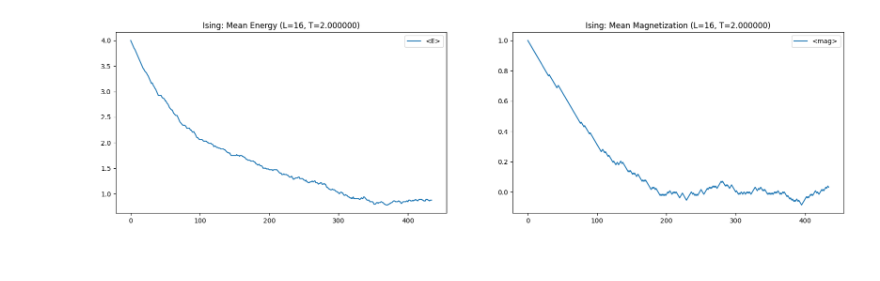
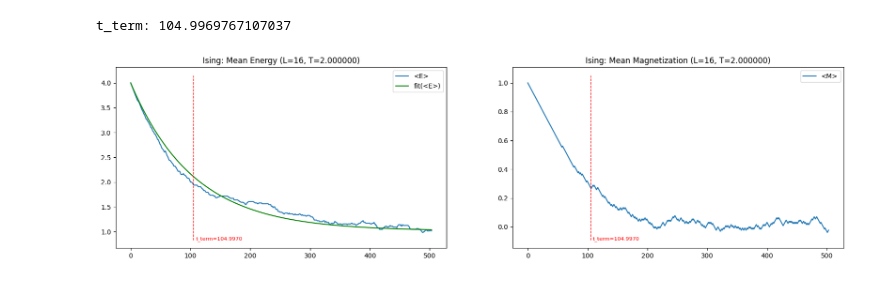
Before and after one commit to jsimao71/ising, a Jupyter notebook: nb/ising.ipynb, the cells around one changed output. Drawn from its saved outputs; the diff is of its cells as text; code cells hidden in the pictures.

Commit message:
change: plot energy fit and t_term

```diff
--- a/nb/ising.ipynb
+++ b/nb/ising.ipynb
@@ -123,6 +123,18 @@ class IsingModel:
     def magnetization(self):
         # usa para aceder ao array com as magnetiza¸c~oes
         return np.array(self.magnetizations)
+
+    def t_term_fit(self, N, t_term):
+        e0, ef = self.energies[0], self.energies[-1]
+        return ef + (e0 - ef )*np.exp(-N/t_term)
+
+    def fit_t_termalization(self):
+        def t_term_fit(N, t_term):
+            return self.t_term_fit(N, t_term)
+        energy = self.energy
+        xx = np.linspace(0,energy.shape[0], energy.shape[0])
+        popt, pcov = curve_fit(t_term_fit, xx, energy)
+        return popt[0]
 # %%
 def ising_plot_energy(ising, ax=None):
     fig = None
@@ -143,35 +155,58 @@ def ising_plot_mag(ising, ax=None):
         fig, axs = plt.subplots(nrows,ncols, figsize=(20,5*nrows))
         ax = axs
     ax.set_title(f'Ising: Mean Magnetization (L={ising.L}, T={ising.T:f})')
-    ax.plot(ising.magnetization, label='<mag>')
+    ax.plot(ising.magnetization, label='<M>')
     ax.legend()
     if fig is not None:
         plt.show()
+
+def ising_plot_energy_fit(ising, ax):
+    yfit = []
+    energy = ising.energy
+    xx = np.linspace(0,energy.shape[0], energy.shape[0])
+    t_term = ising.fit_t_termalization()
+    yfit = ising.t_term_fit(xx, t_term)
+    ax.plot(yfit, color='g', label='fit(<E>)')
+    ax.legend()
+
+def ising_plot_t_term(ising, ax):
+    t_term = ising.fit_t_termalization()
+    ymin, ymax = ax.get_ylim()
+    ax.vlines(t_term, ymin=ymin, ymax=ymax, color='r', linestyles='--', lw=1)
+    xpad = 4
+    ax.text(t_term+xpad, ymin, f't_term={t_term:.4f}', color='r', fontsize=8)
 
 def ising_plot_all(ising):
     nrows,ncols = 1,2
     fig, axs = plt.subplots(nrows,ncols, figsize=(20,5*nrows))
     ising_plot_energy(ising, axs[0])
+    ising_plot_energy_fit(ising, axs[0])
+    ising_plot_t_term(ising, axs[0])
     ising_plot_mag(ising, axs[1])
+    ising_plot_t_term(ising, axs[1])
     plt.show()
 # %%
-def test_ising(debug=False):
+def test_ising(debug=False, plot=True):
     L = 16
     T = 2
     n_iter = 1000
     ising = IsingModel( L, T ) # criar um objecto da classe IsingModel
     ising.iter_monte_carlo( n_iter ) # correr o algoritmo de Metropolis-Hastings
     # aceder aos np.array que cont^em a energia e a magnetiza¸c~ao do sistema a cada itera¸c~ao MC
     energy = ising.energy
     magnetization = ising.magnetization
+    t_term = ising.fit_t_termalization()
+    print('t_term:', t_term)
     if debug:
         print('energy:', energy)
         print('magnetization:', magnetization)
+
     ising_plot_all(ising)
 
 test_ising(debug=False)
 # %% [output]
+t_term: 104.9969767107037
-[figure, old version]
+[figure, new version]
 # %%
 def ising_run_experiments(n_iter = 100000):
     isings = {}
```
Also changed, not shown: parts of 1 cell of this notebook.
